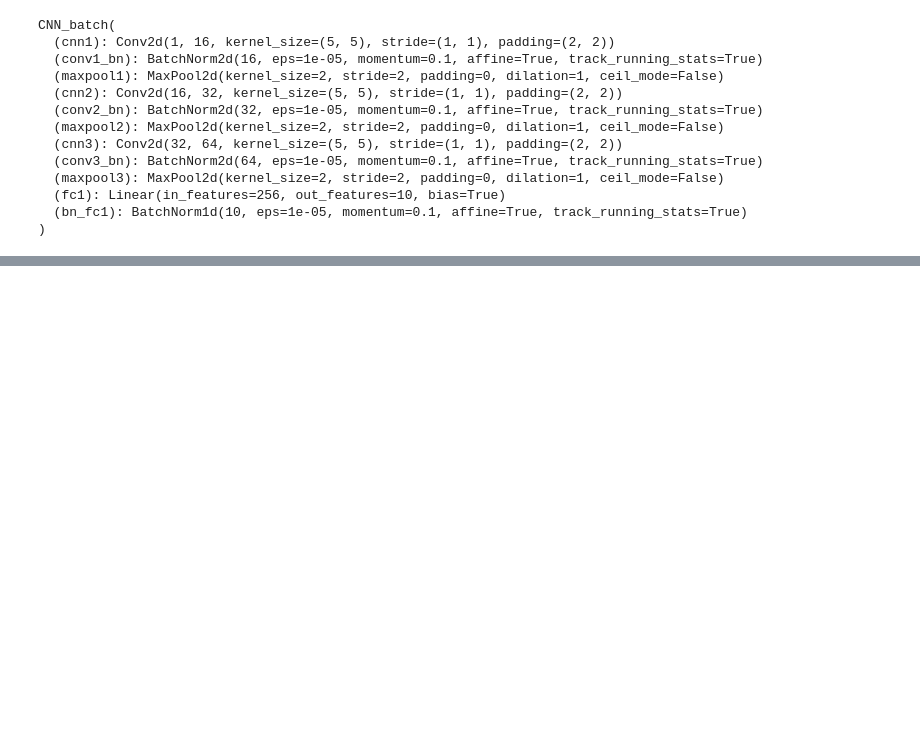
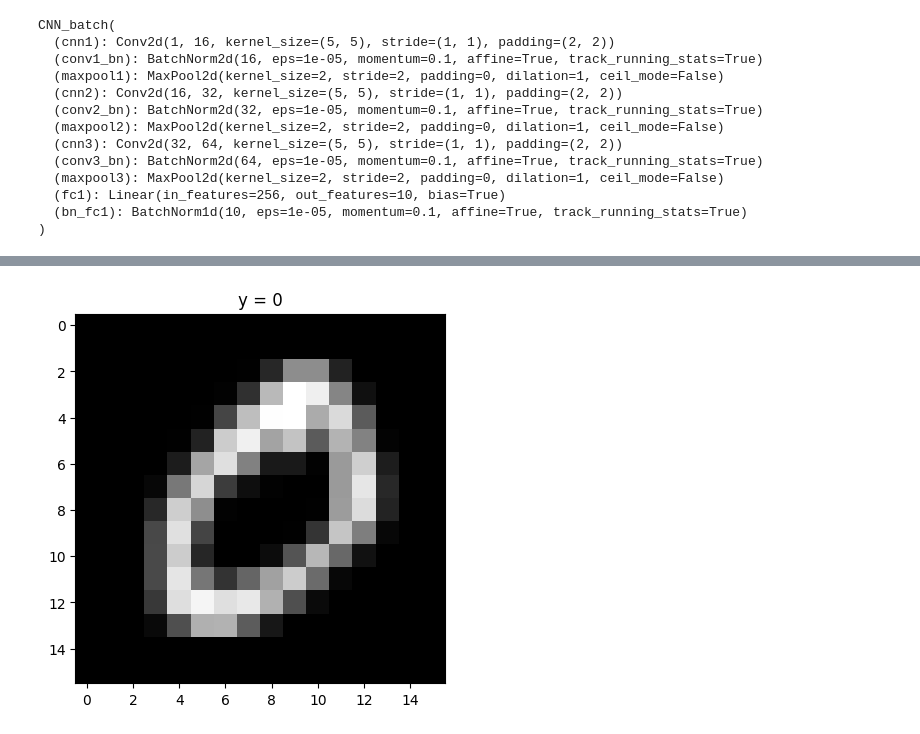
Before and after one commit to File500/DOS_CNN, a Jupyter notebook: CNN_Pytorch/CNN_DOS_project.ipynb, the cells around one changed output, grey strips where cells are left out. Cells and saved outputs as stored; diff of their text form; code cells hidden in the pictures; blank space fills up the shorter version.

```diff
--- a/CNN_Pytorch/CNN_DOS_project.ipynb
+++ b/CNN_Pytorch/CNN_DOS_project.ipynb
@@ -48,11 +39,9 @@ def plot_channels(W):
 
     plt.show()
 # %%
-def show_data(dataset,sample):
-
-    plt.imshow(dataset.x[sample,0,:,:].numpy(),cmap='gray')
-    plt.title('y='+str(dataset.y[sample].item()))
-    plt.show()
+def show_data(data_sample):
+    plt.imshow(data_sample[0].numpy().reshape(IMAGE_SIZE, IMAGE_SIZE), cmap='gray')
+    plt.title('y = '+ str(data_sample[1]))
 # %%
 def plot_activations(A,number_rows= 1,name=""):
     A=A[0,:,:,:].detach().numpy()
@@ -269,0 +269,5 @@ plt.show()
+# %%
+show_data(train_dataset[1])
+out = model_CNN_BATCH.activations(train_dataset[1][0].view(1, 1, IMAGE_SIZE, IMAGE_SIZE))
+# %% [output]
+[figure, added]
```
Also changed, not shown: parts of 9 cells of this notebook.
